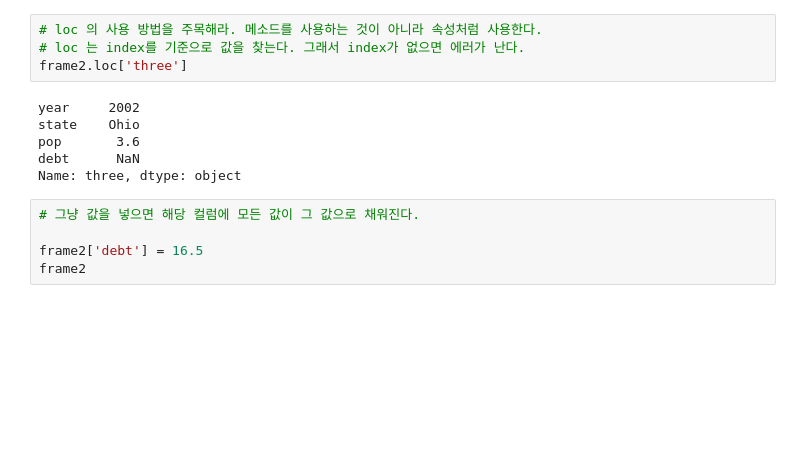
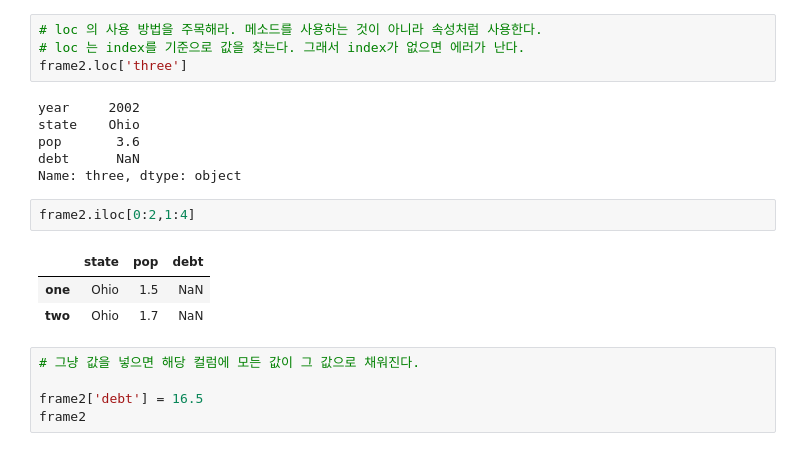
Before and after one commit to disroom/sesac-project, a Jupyter notebook: data/practice/pandas.ipynb, the cells around one changed output. Saved outputs shown, nothing was run; the diff lists cells and outputs as text; blank space fills up the shorter version.

```diff
--- a/data/practice/pandas.ipynb
+++ b/data/practice/pandas.ipynb
@@ -133,6 +139,12 @@ state    Ohio
 pop       3.6
 debt      NaN
 Name: three, dtype: object
+# %%
+frame2.iloc[0:2,1:4]
+# %% [output]
+|  | state | pop | debt |
+| one | Ohio | 1.5 | NaN |
+| two | Ohio | 1.7 | NaN |
 # %%
 # 그냥 값을 넣으면 해당 컬럼에 모든 값이 그 값으로 채워진다.
 
```
Also changed, not shown: parts of 22 cells of this notebook.
